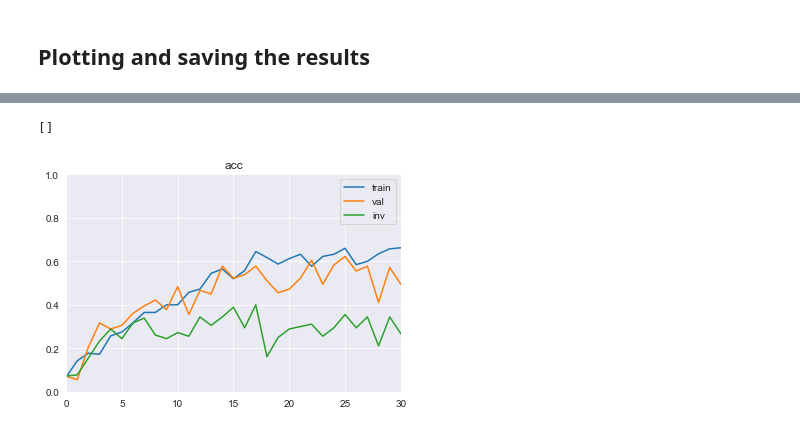
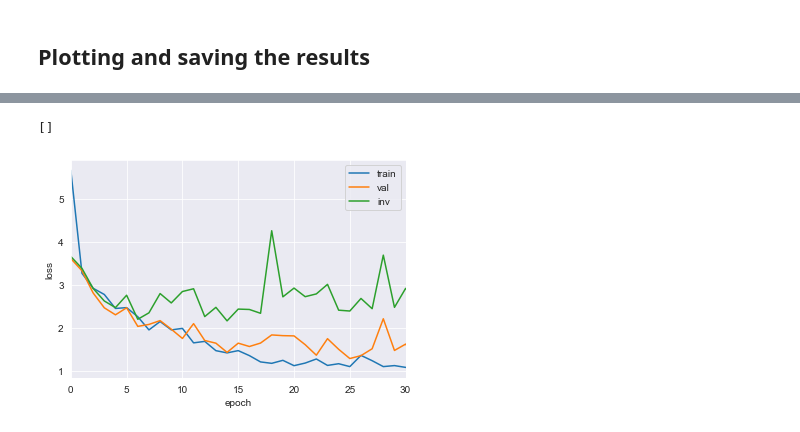
Before and after one commit to yatharth/psych250-finalproject, a Jupyter notebook: src/main.ipynb, the cells around one changed output, grey strips where cells are left out. Saved outputs shown, nothing was run; the diff lists cells and outputs as text; code cells hidden in the pictures.

Commit message:
Create full README + minor edits to notebook and plots

```diff
--- a/src/main.ipynb
+++ b/src/main.ipynb
@@ -443,12 +457,13 @@ train_more(10)
 # %%
 plt.plot(np.array(training_state['train_loss']), label='train')
 plt.plot(np.array(training_state['val_loss']), label='val')
 plt.plot(np.array(training_state['inv_loss']), label='inv')
 plt.legend()
 plt.xlim(0, 30)
-plt.title('loss')
-plt.savefig(f'plots/{experiment_name}_acc.png')
+plt.ylabel('loss')
+plt.xlabel('epoch')
+plt.savefig(f'plots/{experiment_name}_loss.png')
 plt.plot()
 # %% [output]
 []
-[figure, old version]
+[figure, new version]
```
Also changed, not shown: parts of 4 cells of this notebook, 3 other files.
